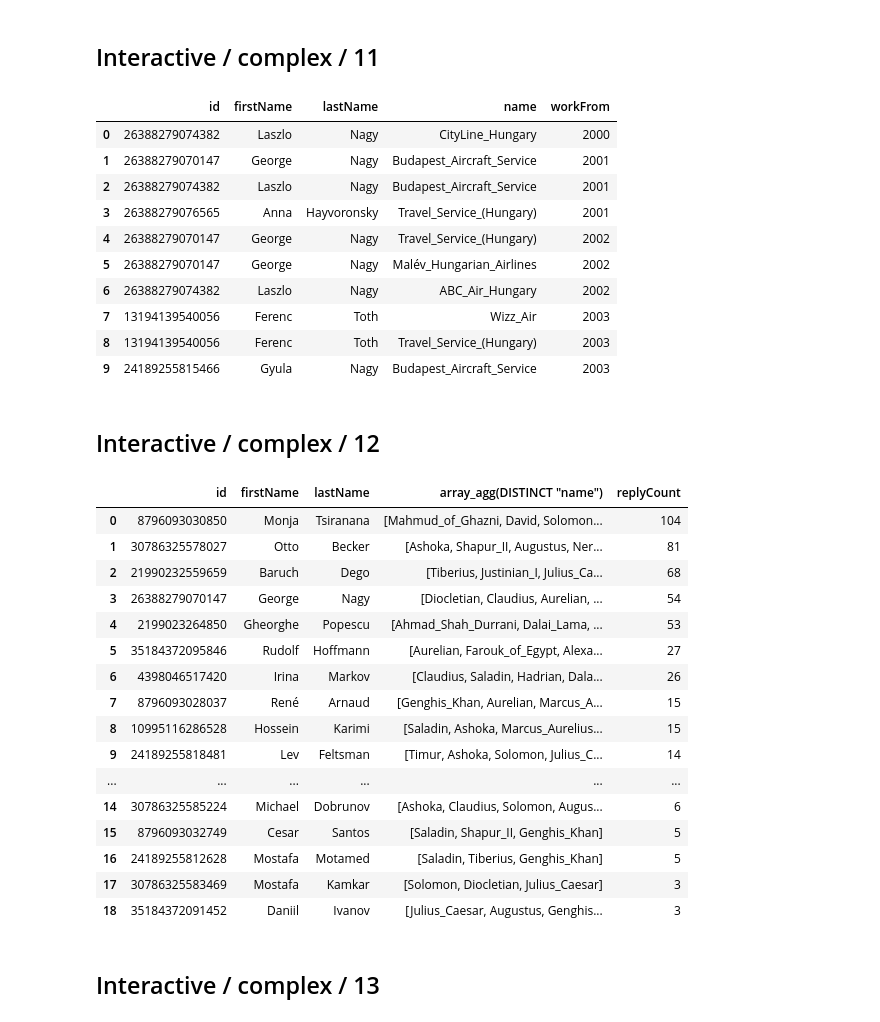
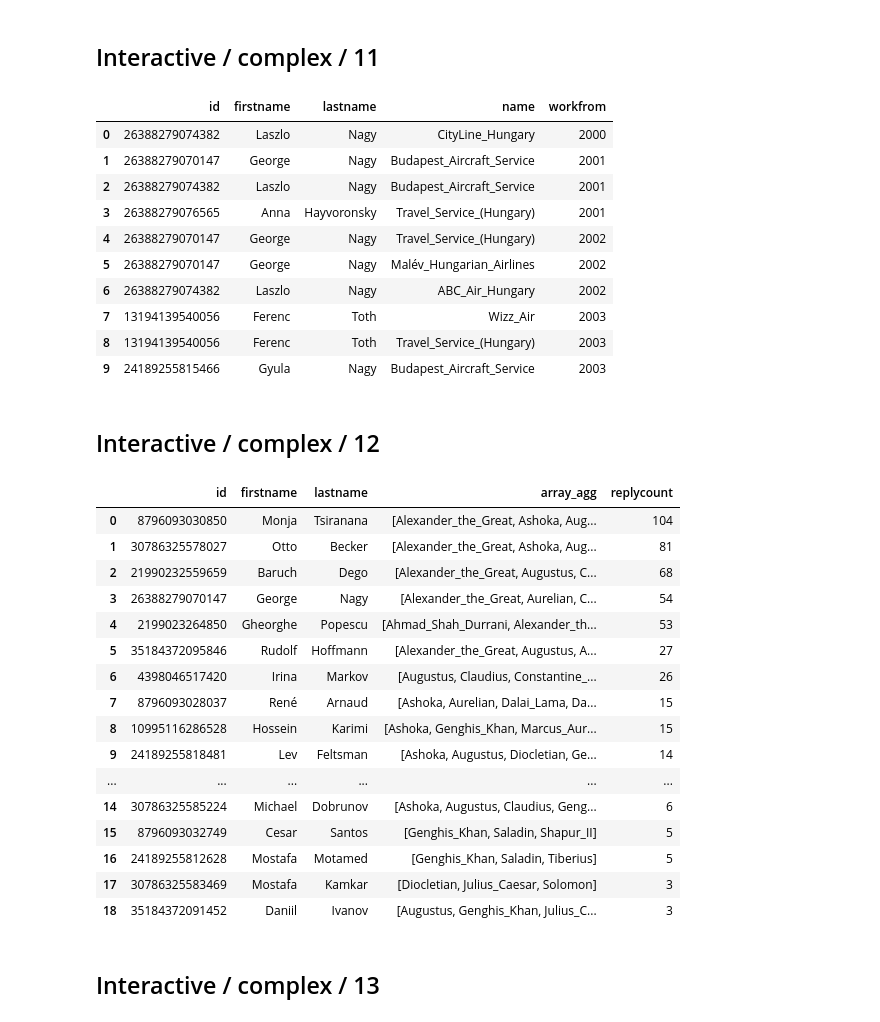
Before and after one commit to ic-htw/socmed, a Jupyter notebook: postgres/socmed.ipynb, the cells around one changed output. Drawn from its saved outputs; the diff is of its cells as text; code cells hidden in the pictures.

```diff
--- a/postgres/socmed.ipynb
+++ b/postgres/socmed.ipynb
@@ -13,2 +0,0 @@ dbdir = "/content/drive/MyDrive/dbfiles/"
-# %%
-con = duckdb.connect(database=dbdir + 'socmed.duckdb', read_only=True)
@@ -644,15 +610,7 @@ df = con.execute(sql).df(); df
 ## Interactive / complex / 10
 # %%
 personId = 14
-durationDays = 31
 month = 5
-firstName = "Jose"
-countryXName = quote("Angola")
-countryYName = quote("Colombia")
-tagName = quote("Carl_Gustaf_Emil_Mannerheim")
-minDate = f"{quote('2010-11-01')}::date"
-maxDate = f"{quote('2010-11-16')}::date"
-startDate = f"{quote('2010-10-01')}::date"
 
 sql = f"""
 SELECT
@@ -713,6 +671,6 @@ ORDER BY commonInterestScore DESC, Person.id
 LIMIT 10
 ;
 """
-# %timeit -n1 -r1 con.execute(sql).df()
-df = con.execute(sql).df(); df
+# print(sql)
+exe(sql)
 # %% [output]
@@ -731,17 +689,8 @@ df = con.execute(sql).df(); df
 ## Interactive / complex / 11
 # %%
 personId = 14
-durationDays = 31
-month = 5
 workFromYear = 2011
-firstName = "Jose"
 countryName = quote("Hungary")
-countryXName = quote("Angola")
-countryYName = quote("Colombia")
-tagName = quote("Carl_Gustaf_Emil_Mannerheim")
-minDate = f"{quote('2010-11-01')}::date"
-maxDate = f"{quote('2010-11-16')}::date"
-startDate = f"{quote('2010-10-01')}::date"
 
 sql = f"""
 SELECT
@@ -776,10 +725,10 @@ ORDER BY Person_workAt_Company.workFrom, Person.id, Company.name DESC
 LIMIT 10
 ;
 """
-# %timeit -n1 -r1 con.execute(sql).df()
-df = con.execute(sql).df(); df
+# print(sql)
+exe(sql)
 # %% [output]
-|  | id | firstName | lastName | name | workFrom |
+|  | id | firstname | lastname | name | workfrom |
 | 0 | 26388279074382 | Laszlo | Nagy | CityLine_Hungary | 2000 |
 | 1 | 26388279070147 | George | Nagy | Budapest_Aircraft_Service | 2001 |
 | 2 | 26388279074382 | Laszlo | Nagy | Budapest_Aircraft_Service | 2001 |
@@ -794,18 +743,7 @@ df = con.execute(sql).df(); df
 ## Interactive / complex / 12
 # %%
 personId = 14
-durationDays = 31
-month = 5
-workFromYear = 2011
-firstName = "Jose"
-countryName = quote("Hungary")
-countryXName = quote("Angola")
-countryYName = quote("Colombia")
-tagName = quote("Carl_Gustaf_Emil_Mannerheim")
 tagClassName = quote("Monarch")
-minDate = f"{quote('2010-11-01')}::date"
-maxDate = f"{quote('2010-11-16')}::date"
-startDate = f"{quote('2010-10-01')}::date"
 
 sql = f"""
 WITH RECURSIVE extended_tags(s_subtagclassid, s_supertagclassid) AS (
@@ -824,52 +762,52 @@ SELECT
     count(DISTINCT m1.id) AS replyCount
 FROM
     Person,
     Message m1,
     Person_knows_Person,
     Message m2,
     Message_hasTag_Tag,
     (
         SELECT DISTINCT id, name
         FROM tag
         WHERE TypeTagClassId IN (
             SELECT DISTINCT s_subtagclassid
             FROM extended_tags k, tagclass
             WHERE id = k.s_supertagclassid
               AND name = {tagClassName}
             )
     ) selected_tags
 WHERE Person1Id = {personId}
   AND Person2Id = Person.id
   AND Person.id = m1.CreatorPersonId
   AND m1.ParentMessageId = m2.id
   AND m2.ParentMessageId IS NULL
   AND m2.id = Message_hasTag_Tag.id
   AND Message_hasTag_Tag.TagId = selected_tags.id
 GROUP BY Person.id, Person.firstName, person.lastName
 ORDER BY replyCount DESC, Person.id ASC
 LIMIT 20
 ;
 """
-# %timeit -n1 -r1 con.execute(sql).df()
-df = con.execute(sql).df(); df
+# print(sql)
+exe(sql)
 # %% [output]
-|  | id | firstName | lastName | array_agg(DISTINCT "name") | replyCount |
-| 0 | 8796093030850 | Monja | Tsiranana | [Mahmud_of_Ghazni, David, Solomon... | 104 |
-| 1 | 30786325578027 | Otto | Becker | [Ashoka, Shapur_II, Augustus, Ner... | 81 |
-| 2 | 21990232559659 | Baruch | Dego | [Tiberius, Justinian_I, Julius_Ca... | 68 |
-| 3 | 26388279070147 | George | Nagy | [Diocletian, Claudius, Aurelian, ... | 54 |
-| 4 | 2199023264850 | Gheorghe | Popescu | [Ahmad_Shah_Durrani, Dalai_Lama, ... | 53 |
-| 5 | 35184372095846 | Rudolf | Hoffmann | [Aurelian, Farouk_of_Egypt, Alexa... | 27 |
-| 6 | 4398046517420 | Irina | Markov | [Claudius, Saladin, Hadrian, Dala... | 26 |
-| 7 | 8796093028037 | René | Arnaud | [Genghis_Khan, Aurelian, Marcus_A... | 15 |
-| 8 | 10995116286528 | Hossein | Karimi | [Saladin, Ashoka, Marcus_Aurelius... | 15 |
-| 9 | 24189255818481 | Lev | Feltsman | [Timur, Ashoka, Solomon, Julius_C... | 14 |
+|  | id | firstname | lastname | array_agg | replycount |
+| 0 | 8796093030850 | Monja | Tsiranana | [Alexander_the_Great, Ashoka, Aug... | 104 |
+| 1 | 30786325578027 | Otto | Becker | [Alexander_the_Great, Ashoka, Aug... | 81 |
+| 2 | 21990232559659 | Baruch | Dego | [Alexander_the_Great, Augustus, C... | 68 |
+| 3 | 26388279070147 | George | Nagy | [Alexander_the_Great, Aurelian, C... | 54 |
+| 4 | 2199023264850 | Gheorghe | Popescu | [Ahmad_Shah_Durrani, Alexander_th... | 53 |
+| 5 | 35184372095846 | Rudolf | Hoffmann | [Alexander_the_Great, Augustus, A... | 27 |
+| 6 | 4398046517420 | Irina | Markov | [Augustus, Claudius, Constantine_... | 26 |
+| 7 | 8796093028037 | René | Arnaud | [Ashoka, Aurelian, Dalai_Lama, Da... | 15 |
+| 8 | 10995116286528 | Hossein | Karimi | [Ashoka, Genghis_Khan, Marcus_Aur... | 15 |
+| 9 | 24189255818481 | Lev | Feltsman | [Ashoka, Augustus, Diocletian, Ge... | 14 |
 | ... | ... | ... | ... | ... | ... |
-| 14 | 30786325585224 | Michael | Dobrunov | [Ashoka, Claudius, Solomon, Augus... | 6 |
-| 15 | 8796093032749 | Cesar | Santos | [Saladin, Shapur_II, Genghis_Khan] | 5 |
-| 16 | 24189255812628 | Mostafa | Motamed | [Saladin, Tiberius, Genghis_Khan] | 5 |
-| 17 | 30786325583469 | Mostafa | Kamkar | [Solomon, Diocletian, Julius_Caesar] | 3 |
-| 18 | 35184372091452 | Daniil | Ivanov | [Julius_Caesar, Augustus, Genghis... | 3 |
+| 14 | 30786325585224 | Michael | Dobrunov | [Ashoka, Augustus, Claudius, Geng... | 6 |
+| 15 | 8796093032749 | Cesar | Santos | [Genghis_Khan, Saladin, Shapur_II] | 5 |
+| 16 | 24189255812628 | Mostafa | Motamed | [Genghis_Khan, Saladin, Tiberius] | 5 |
+| 17 | 30786325583469 | Mostafa | Kamkar | [Diocletian, Julius_Caesar, Solomon] | 3 |
+| 18 | 35184372091452 | Daniil | Ivanov | [Augustus, Genghis_Khan, Julius_C... | 3 |
 # %% [markdown]
 ## Interactive / complex / 13
 # %%
```
Also changed, not shown: parts of 43 cells of this notebook.
